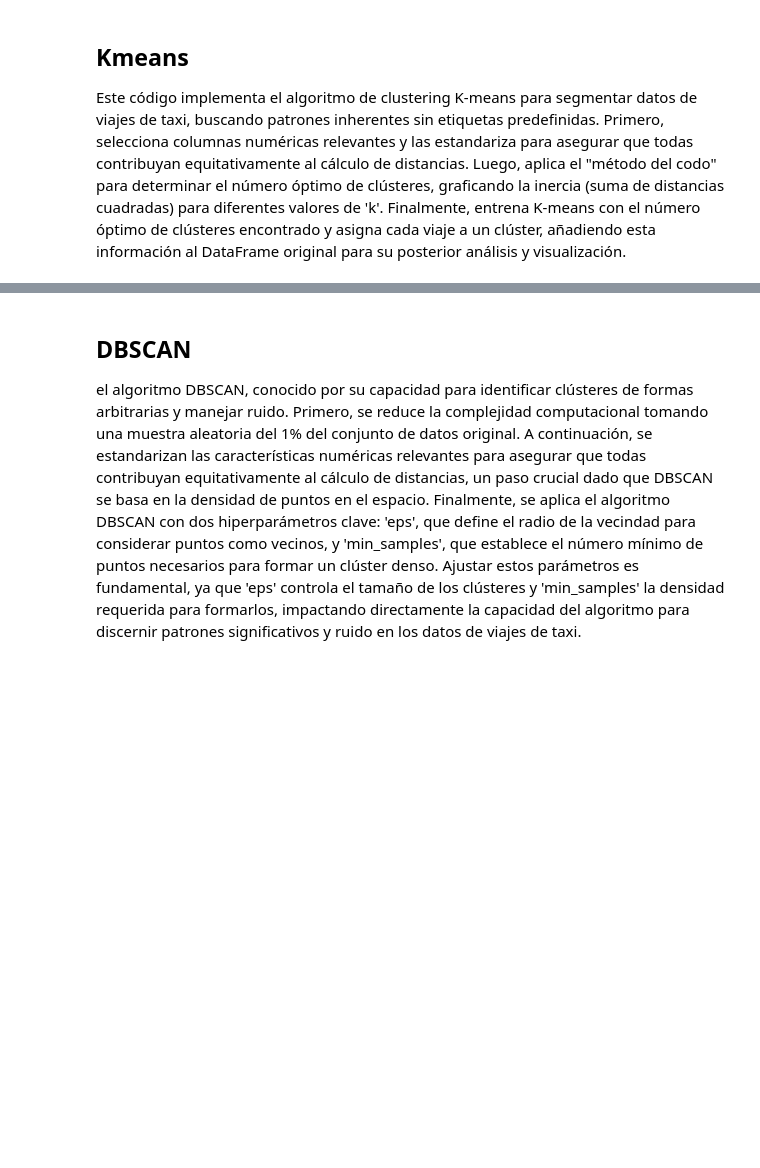
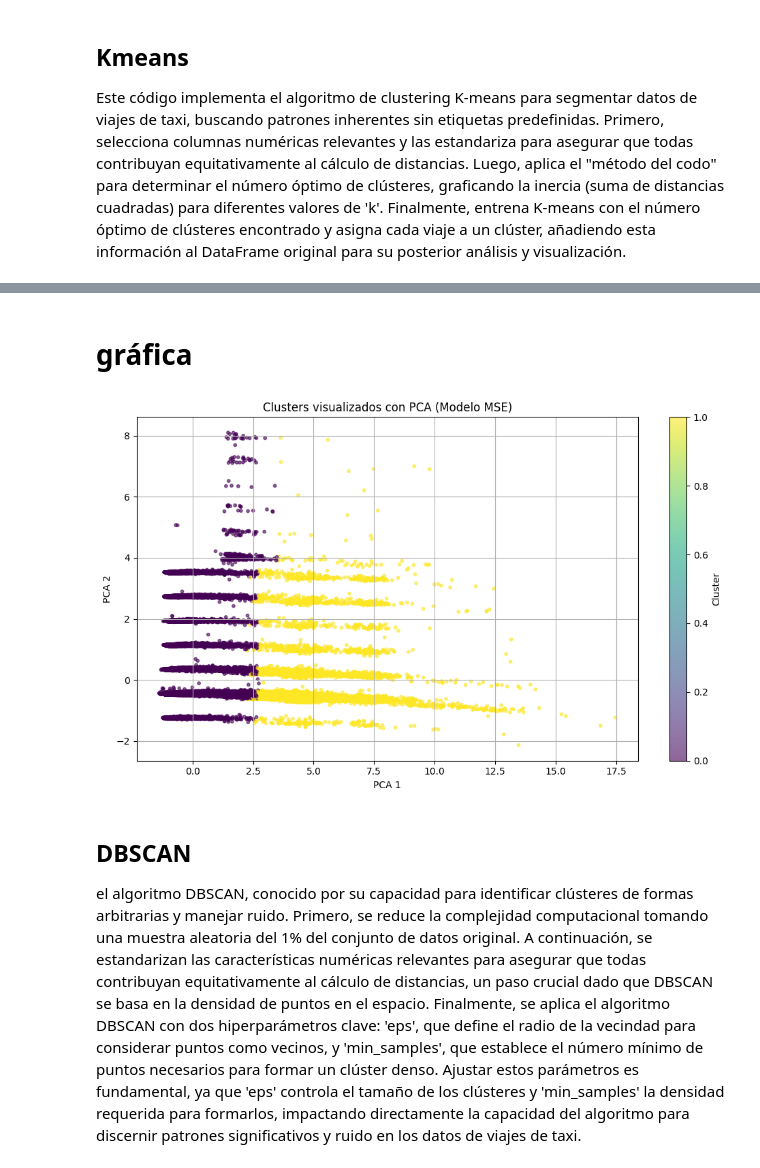
Before and after one commit to yeisondelatorre/ML_trabajofinal, a Jupyter notebook: _sources/notebooks.ipynb, the cells around one changed output, grey strips where cells are left out. Drawn from its saved outputs; the diff is of its cells as text; code cells hidden in the pictures; blank space fills up the shorter version.

```diff
--- a/_sources/notebooks.ipynb
+++ b/_sources/notebooks.ipynb
@@ -832,0 +1085,21 @@ plt.show()
+# %%
+from sklearn.metrics import silhouette_score, davies_bouldin_score, calinski_harabasz_score
+
+# Crear el modelo con los mejores hiperparámetros
+best_kmeans = KMeans(n_clusters=2, init='k-means++', max_iter=300, random_state=42)
+
+# Entrenar el modelo
+best_kmeans.fit(X_sample)
+
+# Obtener etiquetas predichas
+labels = best_kmeans.labels_
+
+# Calcular métricas de evaluación
+silhouette = silhouette_score(X_sample, labels)
+davies_bouldin = davies_bouldin_score(X_sample, labels)
+calinski_harabasz = calinski_harabasz_score(X_sample, labels)
+
+# Mostrar resultados
+print(f" Silhouette Score: {silhouette:.4f}")
+print(f" Davies-Bouldin Score: {davies_bouldin:.4f}")
+print(f" Calinski-Harabasz Score: {calinski_harabasz:.4f}")
@@ -833,3 +1151,28 @@ plt.show()
+# %% [markdown]
+# gráfica
+# %%
+from sklearn.decomposition import PCA
+import matplotlib.pyplot as plt
+
+# Aplicar PCA para reducir a 2 dimensiones
+pca = PCA(n_components=2)
+X_pca_mse = pca.fit_transform(X_sample)
+
+# Obtener etiquetas del modelo kmeans_mse
+labels_mse = kmeans_mse.predict(X_sample)
+
+# Graficar los clusters en el nuevo espacio reducido
+plt.figure(figsize=(10, 6))
+plt.scatter(X_pca_mse[:, 0], X_pca_mse[:, 1], c=labels_mse, cmap='viridis', s=10, alpha=0.6)
+plt.xlabel('PCA 1')
+plt.ylabel('PCA 2')
+plt.title('Clusters visualizados con PCA (Modelo MSE)')
+plt.colorbar(label='Cluster')
+plt.grid(True)
+plt.tight_layout()
+plt.show()
+# %% [output]
+[figure, added]
 # %% [markdown]
 ## DBSCAN
 
```
Also changed, not shown: parts of 60 cells of this notebook, 14 other files.
